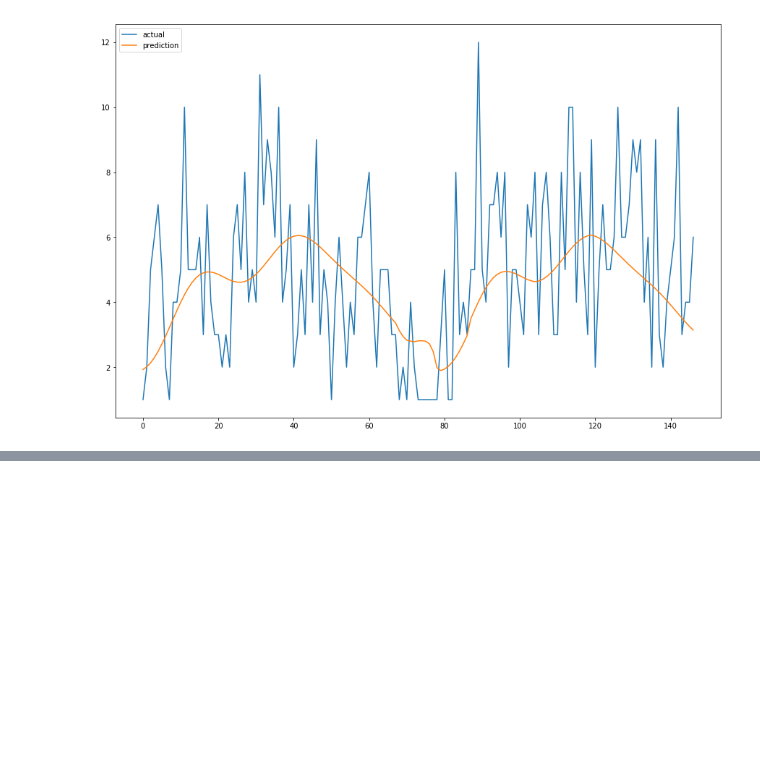
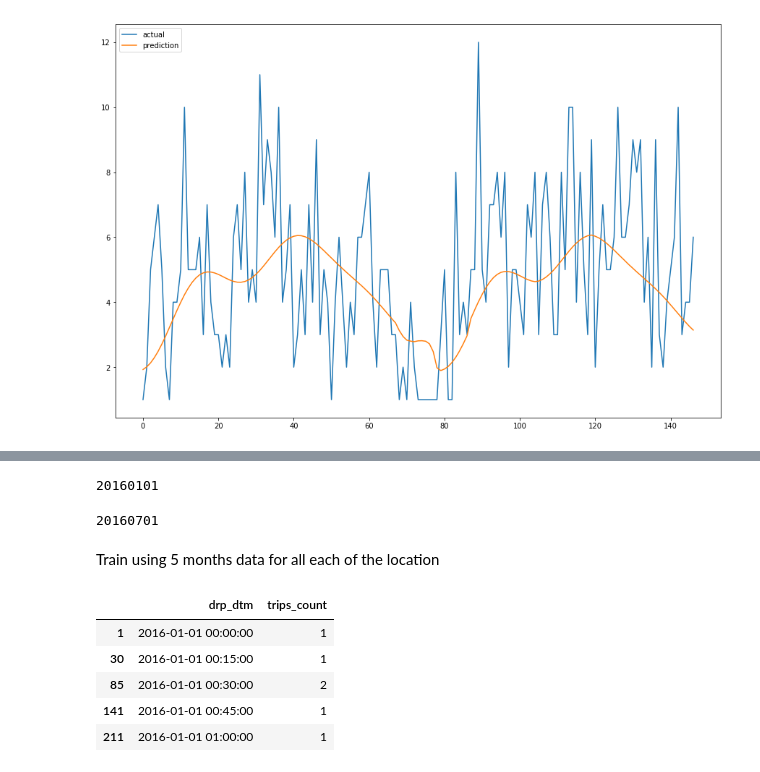
Before and after one commit to aanels/ga_homeworks, a Jupyter notebook: unit-4_project/Project_Report.ipynb, the cells around one changed output, grey strips where cells are left out. Drawn from its saved outputs; the diff is of its cells as text; code cells hidden in the pictures; blank space fills up the shorter version.

```diff
--- a/unit-4_project/Project_Report.ipynb
+++ b/unit-4_project/Project_Report.ipynb
@@ -1276,0 +1291,2 @@ NULL RMSE that just predicts the training mean: 2.639265537661475
+# %%
+df = pd.read_csv("./data/ts_processed.csv",parse_dates=[0])
@@ -1276,0 +1315,19 @@ NULL RMSE that just predicts the training mean: 2.639265537661475
+# %%
+df.drp_yyyymmdd.min()
+# %% [output]
+20160101
+# %%
+df.drp_yyyymmdd.max()
+# %% [output]
+20160701
+# %% [markdown]
+Train using 5 months data for all each of the location
+# %%
+df[(df['drp_dtm'] >= datetime(2016,1,1)) & (df['drp_dtm'] < datetime(2016,6,1)) & (df['drp_loc'] == '-73.94_40.83')][['drp_dtm','trips_count']].head()
+# %% [output]
+|  | drp_dtm | trips_count |
+| 1 | 2016-01-01 00:00:00 | 1 |
+| 30 | 2016-01-01 00:15:00 | 1 |
+| 85 | 2016-01-01 00:30:00 | 2 |
+| 141 | 2016-01-01 00:45:00 | 1 |
+| 211 | 2016-01-01 01:00:00 | 1 |
```
Also changed, not shown: parts of 16 cells of this notebook, 4 other files.
